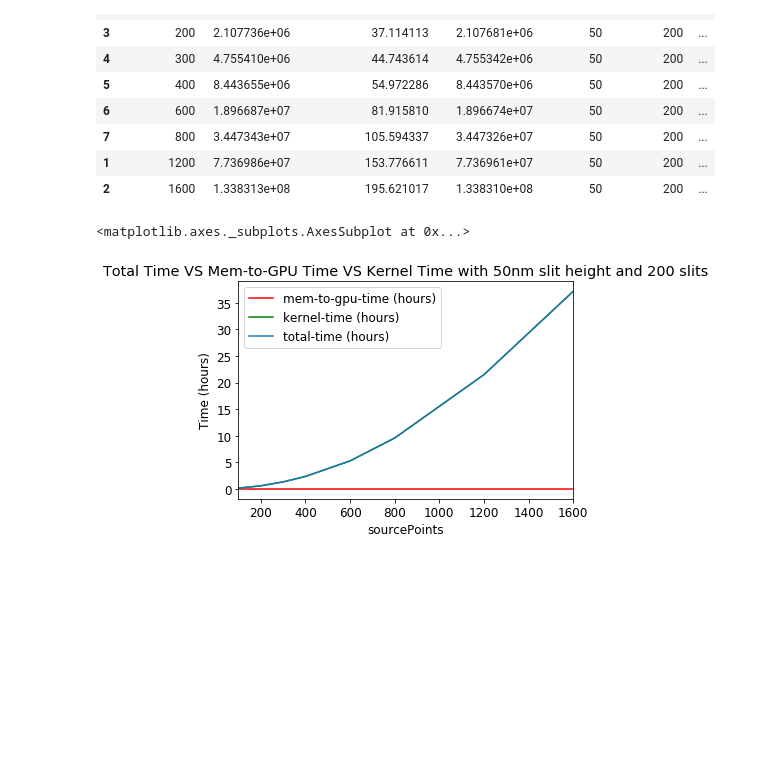
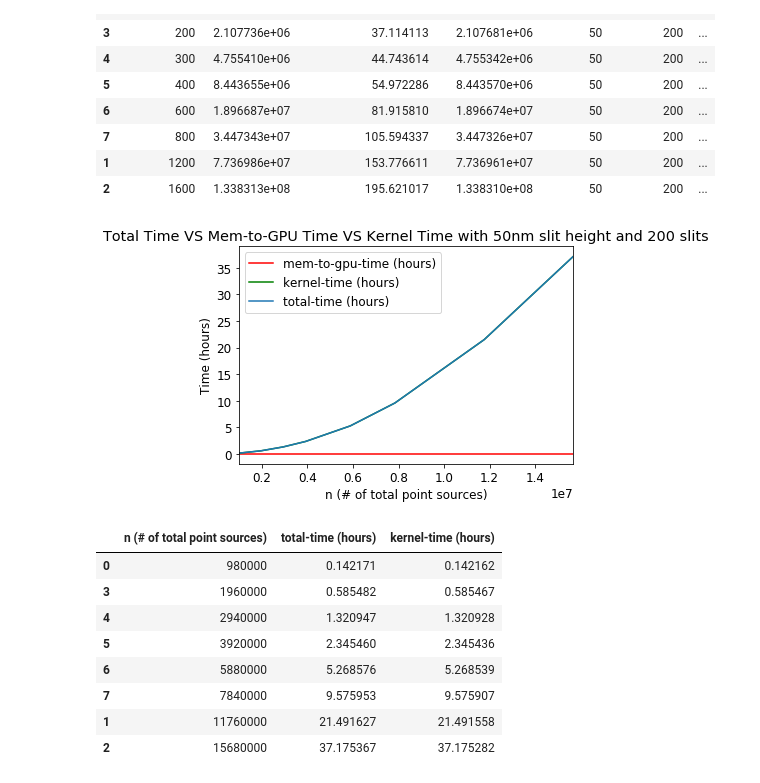
Before and after one commit to gtoledorodriguez/XRay-Optics-Simulation, a Jupyter notebook: notes/gpu-memory-usage/gpu-memory-test-stats.ipynb, the cells around one changed output. Saved outputs shown, nothing was run; the diff lists cells and outputs as text; code cells hidden in the pictures; blank space fills up the shorter version.

Commit message:
use n instead of source points

```diff
--- a/notes/gpu-memory-usage/gpu-memory-test-stats.ipynb
+++ b/notes/gpu-memory-usage/gpu-memory-test-stats.ipynb
@@ -48,21 +49,32 @@ df
 | 1 | 1200 | 7.736986e+07 | 153.776611 | 7.736961e+07 | 50 | 200 | ... |
 | 2 | 1600 | 1.338313e+08 | 195.621017 | 1.338310e+08 | 50 | 200 | ... |
 # %%
-import matplotlib.pyplot as plt
-
 plt.title("Total Time VS Mem-to-GPU Time VS Kernel Time with 50nm slit height and 200 slits")
 plt.rcParams["font.size"] = 12
 plt.tick_params(labelsize=12)
 
 plt.ylabel("Time (hours)")
 
 ax = plt.gca()
-df.plot(kind='line',x='sourcePoints',y='mem-to-gpu-time (hours)', color='red', ax=ax)
-df.plot(kind='line',x='sourcePoints',y='kernel-time (hours)', color='green', ax=ax)
-df.plot(kind='line',x='sourcePoints',y='total-time (hours)',ax=ax) # total time slightly eclipses kernel time
+df.plot(kind='line',x='n (# of total point sources)',y='mem-to-gpu-time (hours)', color='red', ax=ax)
+df.plot(kind='line',x='n (# of total point sources)',y='kernel-time (hours)', color='green', ax=ax)
+df.plot(kind='line',x='n (# of total point sources)',y='total-time (hours)',ax=ax) # total time slightly eclipses kernel time
+
+plt.show()
+
+# Show relevant parts of our dataframe
+df[['n (# of total point sources)','total-time (hours)','kernel-time (hours)']]
 # %% [output]
-<matplotlib.axes._subplots.AxesSubplot at 0x...>
-[figure, old version]
+[figure, new version]
+|  | n (# of total point sources) | total-time (hours) | kernel-time (hours) |
+| 0 | 980000 | 0.142171 | 0.142162 |
+| 3 | 1960000 | 0.585482 | 0.585467 |
+| 4 | 2940000 | 1.320947 | 1.320928 |
+| 5 | 3920000 | 2.345460 | 2.345436 |
+| 6 | 5880000 | 5.268576 | 5.268539 |
+| 7 | 7840000 | 9.575953 | 9.575907 |
+| 1 | 11760000 | 21.491627 | 21.491558 |
+| 2 | 15680000 | 37.175367 | 37.175282 |
 # %%
 #made as comparison that the kernel time makes up a majority of the time
 
```
Also changed, not shown: parts of 6 cells of this notebook.
